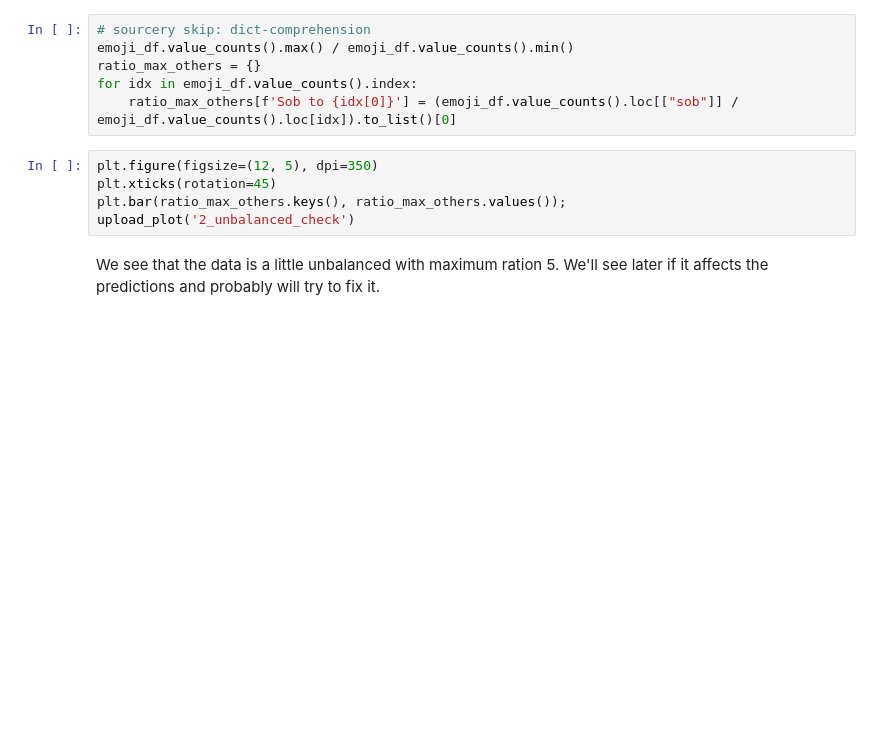
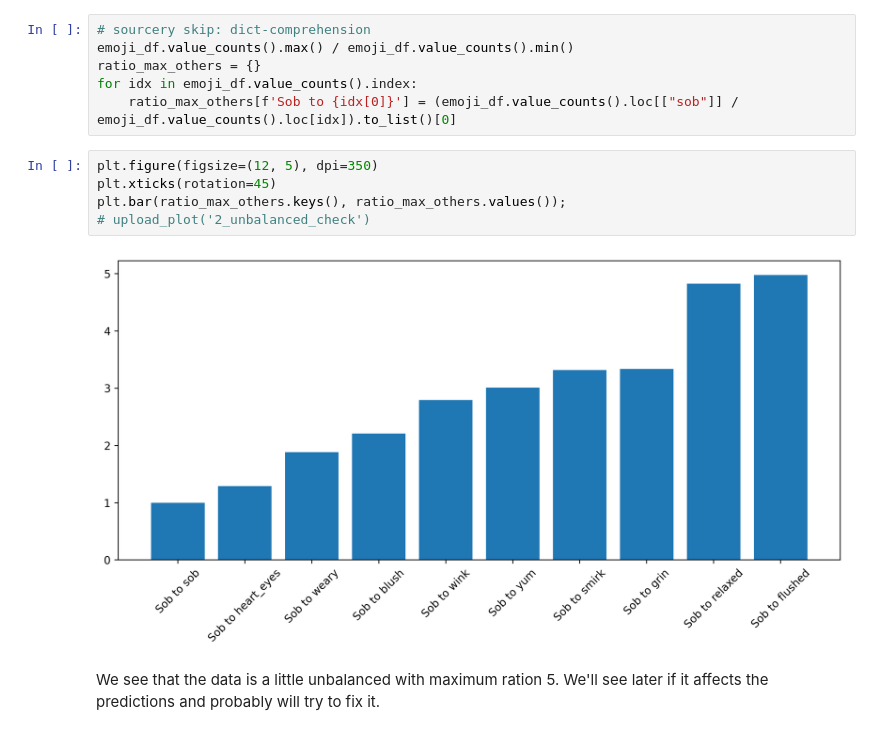
Before and after one commit to kosokolovskiy-projects/main, a Jupyter notebook: jupyter_notebooks/predicting_emojis_in_tweets/Predicting_Emojis_in_Tweets.ipynb, the cells around one changed output. Saved outputs shown, nothing was run; the diff lists cells and outputs as text; blank space fills up the shorter version.

```diff
--- a/jupyter_notebooks/predicting_emojis_in_tweets/Predicting_Emojis_in_Tweets.ipynb
+++ b/jupyter_notebooks/predicting_emojis_in_tweets/Predicting_Emojis_in_Tweets.ipynb
@@ -222,8 +243,10 @@ for idx in emoji_df.value_counts().index:
 # %%
 plt.figure(figsize=(12, 5), dpi=350)
 plt.xticks(rotation=45)
 plt.bar(ratio_max_others.keys(), ratio_max_others.values());
-upload_plot('2_unbalanced_check')
+# upload_plot('2_unbalanced_check')
+# %% [output]
+[figure, added]
 # %% [markdown]
 We see that the data is a little unbalanced with maximum ration 5. We'll see later if it affects the predictions and probably will try to fix it.
 # %%
```
Also changed, not shown: parts of 27 cells of this notebook, 5 other files.
